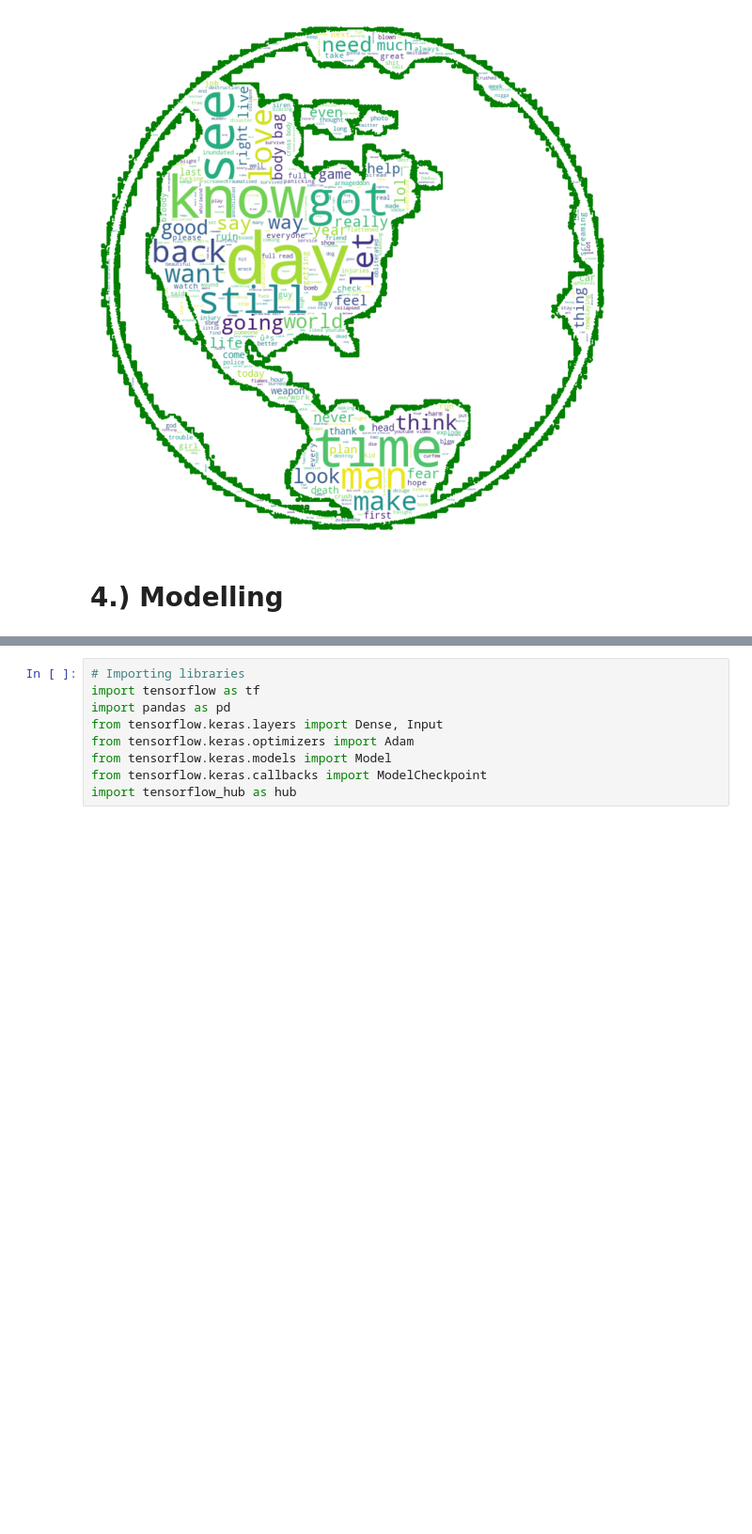
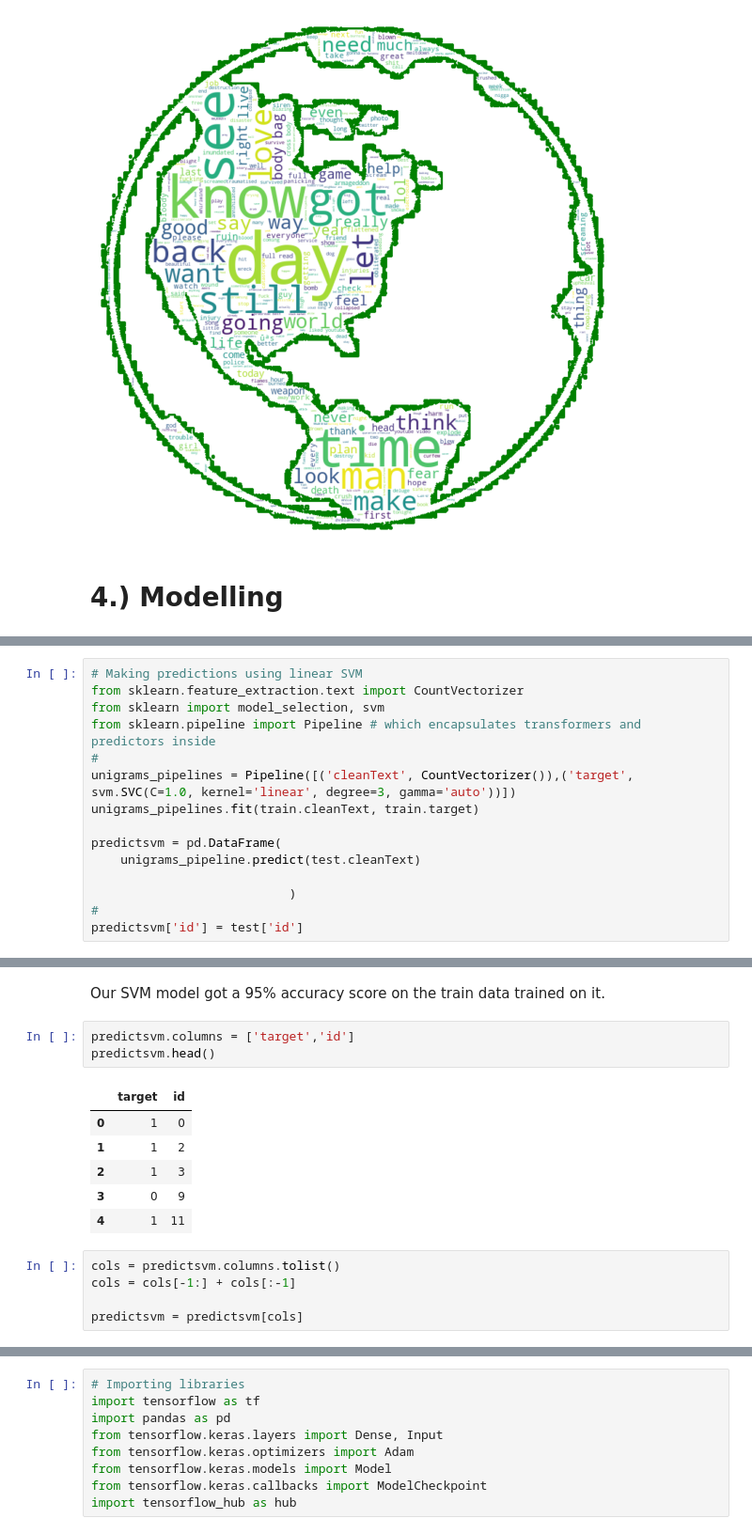
Before and after one commit to PrecyMaeMwanyungu/Fabulous-tokenizers_disaster_tweets_repository, a Jupyter notebook: Fabulous_Tokenizers__Project_Week.ipynb, the cells around one changed output, grey strips where cells are left out. Shown at 94% size. Cells and saved outputs as stored; diff of their text form; blank space fills up the shorter version.

```diff
--- a/Fabulous_Tokenizers__Project_Week.ipynb
+++ b/Fabulous_Tokenizers__Project_Week.ipynb
@@ -933,0 +906,15 @@ weighted avg       0.80      0.80      0.80      1671
+# %%
+# Making predictions using linear SVM
+from sklearn.feature_extraction.text import CountVectorizer
+from sklearn import model_selection, svm
+from sklearn.pipeline import Pipeline # which encapsulates transformers and predictors inside
+#
+unigrams_pipelines = Pipeline([('cleanText', CountVectorizer()),('target', svm.SVC(C=1.0, kernel='linear', degree=3, gamma='auto'))])
+unigrams_pipelines.fit(train.cleanText, train.target)
+
+predictsvm = pd.DataFrame(
+    unigrams_pipeline.predict(test.cleanText)
+
+                           )
+#
+predictsvm['id'] = test['id']
@@ -933,0 +935,17 @@ weighted avg       0.80      0.80      0.80      1671
+# %% [markdown]
+Our SVM model got a 95% accuracy score on the train data trained on it.
+# %%
+predictsvm.columns = ['target','id']
+predictsvm.head()
+# %% [output]
+|  | target | id |
+| 0 | 1 | 0 |
+| 1 | 1 | 2 |
+| 2 | 1 | 3 |
+| 3 | 0 | 9 |
+| 4 | 1 | 11 |
+# %%
+cols = predictsvm.columns.tolist()
+cols = cols[-1:] + cols[:-1]
+
+predictsvm = predictsvm[cols]
```
Also changed, not shown: parts of 30 cells of this notebook.
